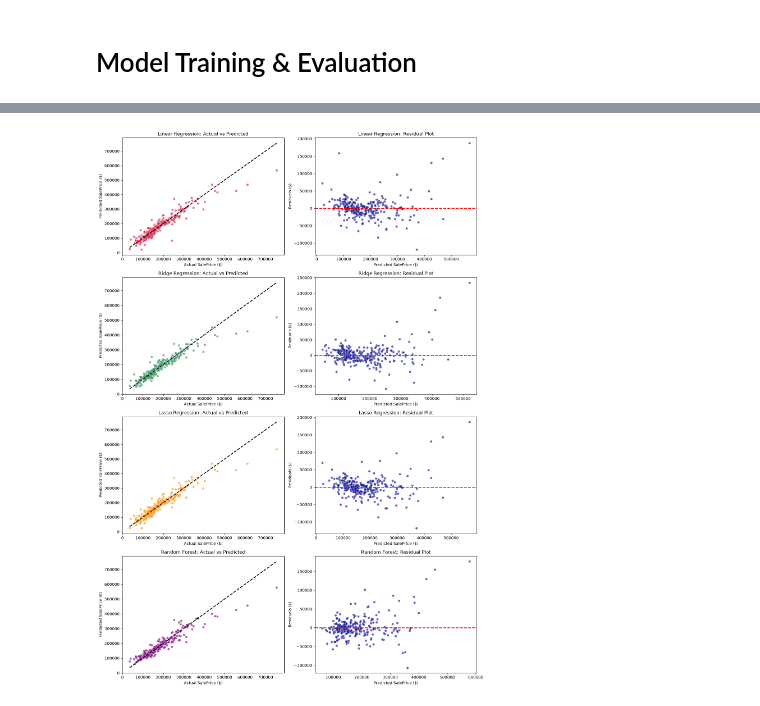
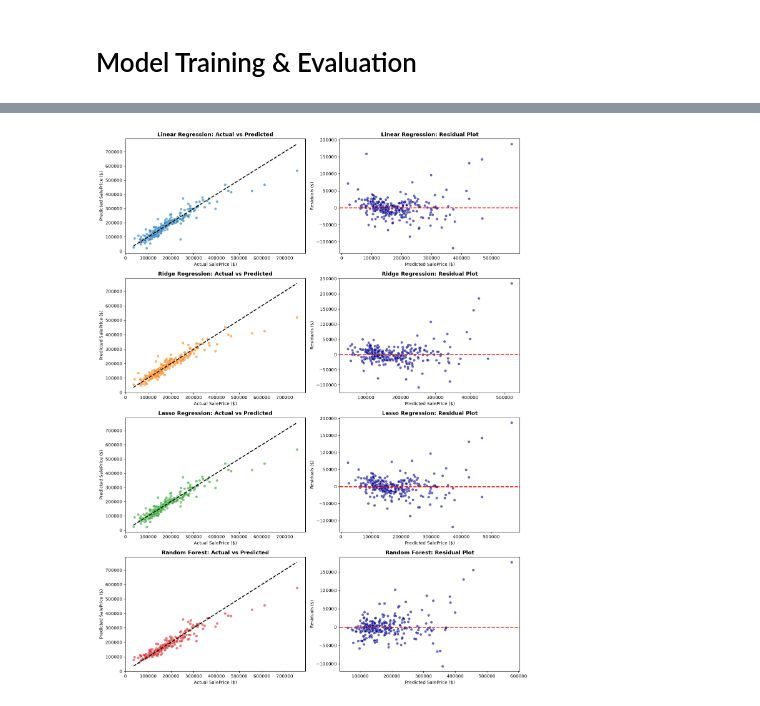
Before and after one commit to hassantaufiqurrahman/House-Price-Prediction-End-to-End-MLOps-Pipeline_Dibimbing-DSML-Batch-42_Hassan-Taufiqurrahman, a Jupyter notebook: notebooks/house_prices_prediction.ipynb, the cells around one changed output, grey strips where cells are left out. Cells and saved outputs as stored; diff of their text form; code cells hidden in the pictures.

Commit message:
jupyter notebooks updated & adding .gitkeep to models folder

```diff
--- a/notebooks/house_prices_prediction.ipynb
+++ b/notebooks/house_prices_prediction.ipynb
@@ -227,14 +147,17 @@ models = {
     "Linear Regression": LinearRegression(),
     "Ridge Regression": Ridge(alpha=10.0),
     "Lasso Regression": Lasso(alpha=1.0, max_iter=10000, random_state=42),
-    "Random Forest": RandomForestRegressor(random_state=42)
+    "Random Forest": RandomForestRegressor(random_state=42),
 }
 
-# Melakukan Model Training
+# Melakukan Model Training & Langsung Menyimpan Hasil Prediksi
 trained_models = {}
+predictions = {}
 
 for name, model in models.items():
     model.fit(X_train_prep, y_train)
     trained_models[name] = model
-    print(f"Model {name} telah selesai dilatih.")
+
+    predictions[name] = model.predict(X_test_prep)
+    print(f"Model {name} telah selesai dilatih dan diprediksi.")
 # %% [output]
@@ -245,37 +168,65 @@ Model Random Forest telah selesai dilatih.
 # %%
-# Melakukan Model Evaluation
+# Evaluasi Detail Setiap Model & Simpan ke DataFrame
 print("\n=== Evaluasi Detail Setiap Model ===")
-for name in models.keys():
-    preds = predictions[name]
+eval_list = []
+
+for name, preds in predictions.items():
     mae = mean_absolute_error(y_test, preds)
     rmse = np.sqrt(mean_squared_error(y_test, preds))
     r2 = r2_score(y_test, preds)
 
-    print(f"\n--- {name} ---")
-    print(f"MAE      : ${mae:,.2f}")
-    print(f"RMSE     : ${rmse:,.2f}")
-    print(f"R2 Score : {r2:.4f}")
+    eval_list.append(
+        {"Model": name, "MAE ($)": mae, "RMSE ($)": rmse, "R2 Score": r2}
+    )
 
-# Membuat Visualisasi Actual vs Predicted & Residual Plot untuk SEMUA Model Grid (2x4)
-fig, axes = plt.subplots(nrows=4, ncols=2, figsize=(14, 20))
-colors = ["crimson", "seagreen", "darkorange", "purple"]
+# Tampilkan Ringkasan Sebagai Tabel Pandas
+df_eval = pd.DataFrame(eval_list)
+print(
+    df_eval.to_string(
+        index=False,
+        formatters={
+            "MAE ($)": "${:,.2f}".format,
+            "RMSE ($)": "${:,.2f}".format,
+            "R2 Score": "{:.4f}".format,
+        },
+    )
+)
+
+# Visualisasi Actual vs Predicted & Residual Plot
+num_models = len(predictions)
+fig, axes = plt.subplots(
+    nrows=num_models, ncols=2, figsize=(14, 4.5 * num_models)
+)
+colors = sns.color_palette("tab10", n_colors=num_models)
 
 for idx, (name, preds) in enumerate(predictions.items()):
     residuals = y_test - preds
 
+    ax_actual = axes[idx, 0] if num_models > 1 else axes[0]
+    ax_resid = axes[idx, 1] if num_models > 1 else axes[1]
+
     # Actual vs Predicted Plot
-    sns.scatterplot(x=y_test, y=preds, alpha=0.6, color=colors[idx], ax=axes[idx, 0])
-    axes[idx, 0].plot([y_test.min(), y_test.max()], [y_test.min(), y_test.max()], "k--", lw=2)
-    axes[idx, 0].set_title(f"{name}: Actual vs Predicted")
-    axes[idx, 0].set_xlabel("Actual SalePrice ($)")
-    axes[idx, 0].set_ylabel("Predicted SalePrice ($)")
+    sns.scatterplot(
+        x=y_test, y=preds, alpha=0.6, color=colors[idx], ax=ax_actual
+    )
+    ax_actual.plot(
+        [y_test.min(), y_test.max()],
+        [y_test.min(), y_test.max()],
+        "k--",
+        lw=2,
+    )
+    ax_actual.set_title(f"{name}: Actual vs Predicted", fontweight="bold")
+    ax_actual.set_xlabel("Actual SalePrice ($)")
+    ax_actual.set_ylabel("Predicted SalePrice ($)")
 
     # Residual Plot
-    sns.scatterplot(x=preds, y=residuals, alpha=0.6, color="darkblue", ax=axes[idx, 1])
-    axes[idx, 1].axhline(0, color="red", linestyle="--", lw=2)
-    axes[idx, 1].set_title(f"{name}: Residual Plot")
-    axes[idx, 1].set_xlabel("Predicted SalePrice ($)")
-    axes[idx, 1].set_ylabel("Residuals ($)")
+    sns.scatterplot(
+        x=preds, y=residuals, alpha=0.6, color="darkblue", ax=ax_resid
+    )
+    ax_resid.axhline(0, color="red", linestyle="--", lw=2)
+    ax_resid.set_title(f"{name}: Residual Plot", fontweight="bold")
+    ax_resid.set_xlabel("Predicted SalePrice ($)")
+    ax_resid.set_ylabel("Residuals ($)")
 
 plt.tight_layout()
 plt.show()
@@ -300 +240 @@ R2 Score : 0.8939
-[figure, old version]
+[figure, new version]
```
Also changed, not shown: parts of 13 cells of this notebook.
